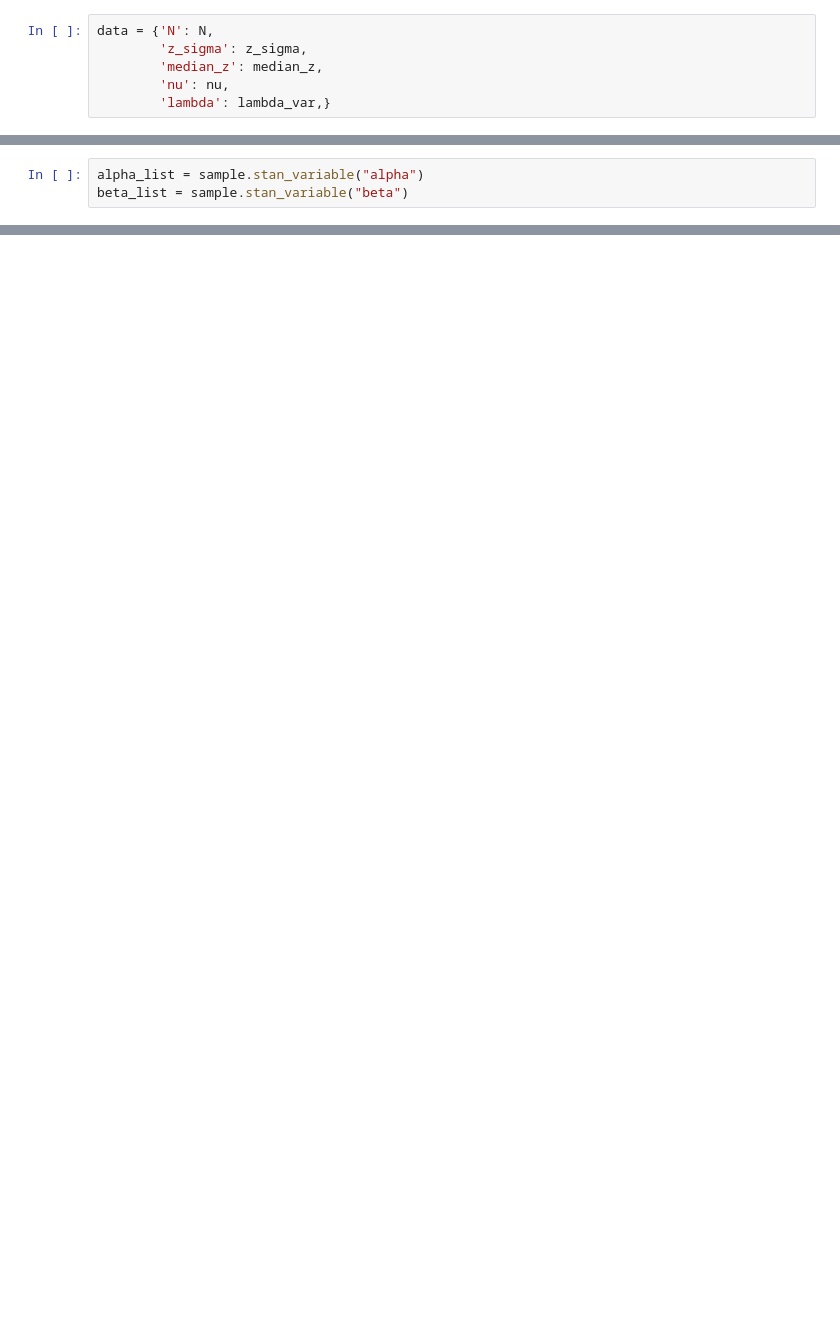
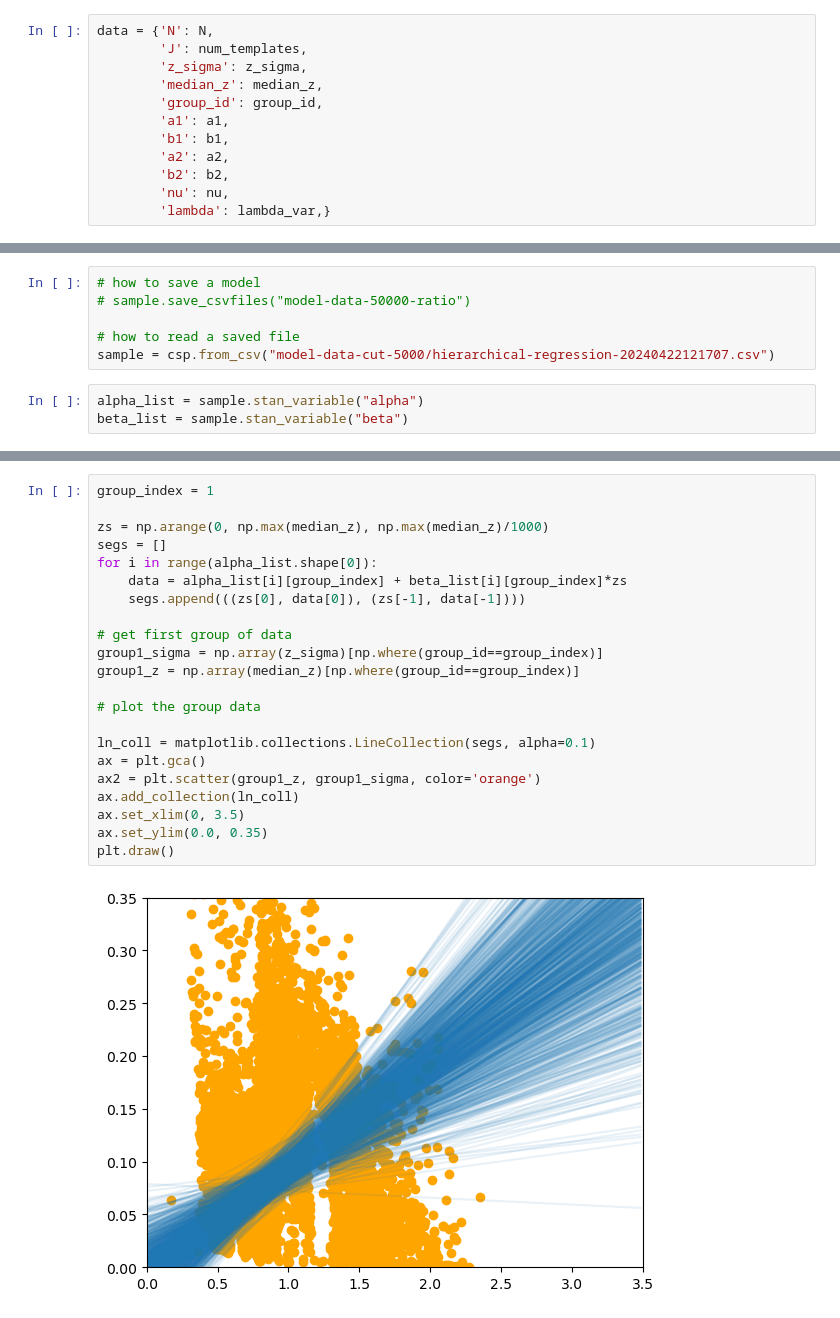
Before and after one commit to bingyanliang/stat-775-final, a Jupyter notebook: hierarchical-regression/regression-model.ipynb, the cells around one changed output, grey strips where cells are left out. Saved outputs shown, nothing was run; the diff lists cells and outputs as text; blank space fills up the shorter version.

Commit message:
Working hierarchical model

```diff
--- a/hierarchical-regression/regression-model.ipynb
+++ b/hierarchical-regression/regression-model.ipynb
@@ -17,7 +36,13 @@ lambda_var = 1
 # %%
 data = {'N': N,
+        'J': num_templates,
         'z_sigma': z_sigma,
         'median_z': median_z,
+        'group_id': group_id,
+        'a1': a1,
+        'b1': b1,
+        'a2': a2,
+        'b2': b2,
         'nu': nu,
         'lambda': lambda_var,}
 # %%
@@ -33,3 +61,9 @@ Syntax error in 'C:\Users\mirar\Desktop\github-repos\stat-775-final\hierarchical
+# %%
+# how to save a model
+# sample.save_csvfiles("model-data-50000-ratio")
+
+# how to read a saved file
+sample = csp.from_csv("model-data-cut-5000/hierarchical-regression-20240422121707.csv")
 # %%
 alpha_list = sample.stan_variable("alpha")
 beta_list = sample.stan_variable("beta")
@@ -65,0 +74,24 @@ plt.scatter(median_z, z_sigma, alpha=0.3)
+# %%
+group_index = 1
+
+zs = np.arange(0, np.max(median_z), np.max(median_z)/1000)
+segs = []
+for i in range(alpha_list.shape[0]):
+    data = alpha_list[i][group_index] + beta_list[i][group_index]*zs
+    segs.append(((zs[0], data[0]), (zs[-1], data[-1])))
+
+# get first group of data
+group1_sigma = np.array(z_sigma)[np.where(group_id==group_index)]
+group1_z = np.array(median_z)[np.where(group_id==group_index)]
+
+# plot the group data
+
+ln_coll = matplotlib.collections.LineCollection(segs, alpha=0.1)
+ax = plt.gca()
+ax2 = plt.scatter(group1_z, group1_sigma, color='orange')
+ax.add_collection(ln_coll)
+ax.set_xlim(0, 3.5)
+ax.set_ylim(0.0, 0.35)
+plt.draw()
+# %% [output]
+[figure, added]
```
Also changed, not shown: parts of 11 cells of this notebook, 2 other files.
